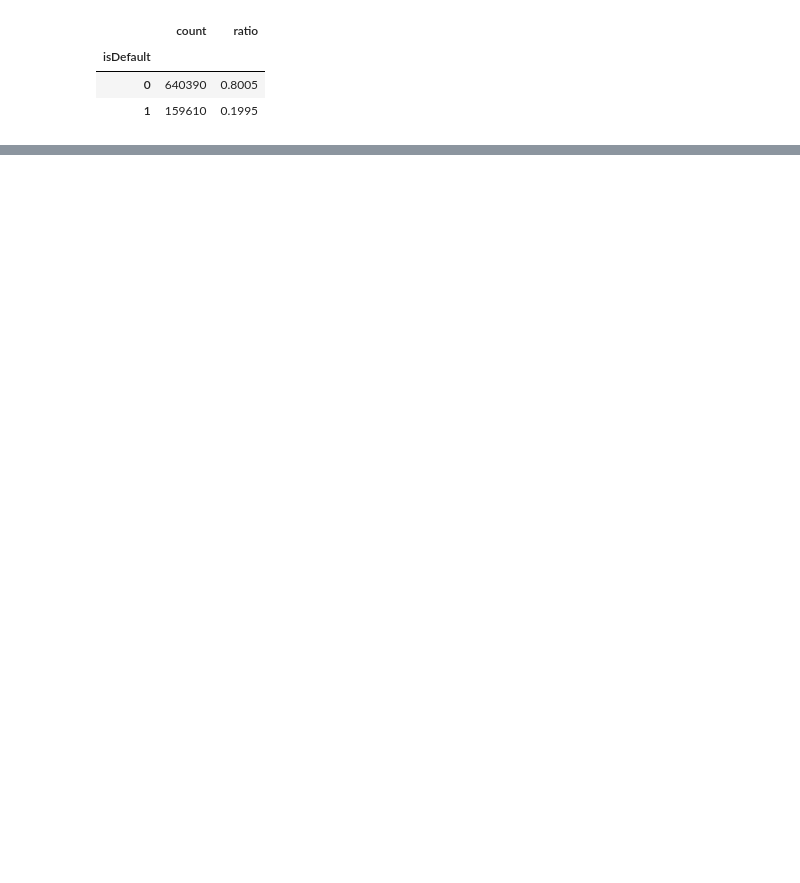
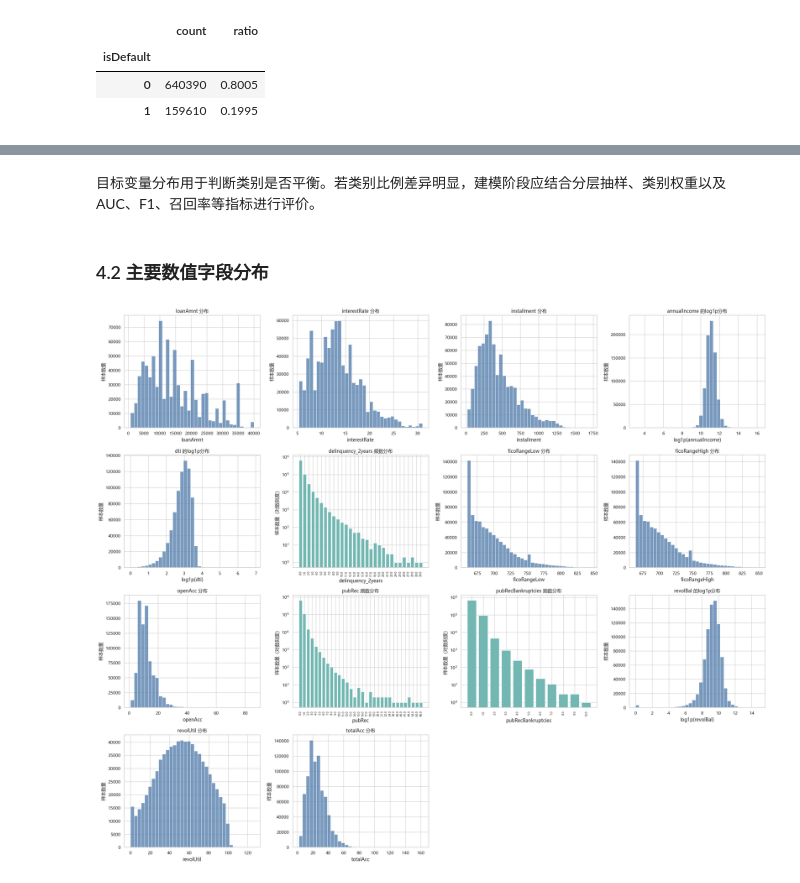
Before and after one commit to tedxu222-cpu/credit-default-prediction, a Jupyter notebook: data_preprocessing.ipynb, the cells around one changed output, grey strips where cells are left out. Saved outputs shown, nothing was run; the diff lists cells and outputs as text; code cells hidden in the pictures; blank space fills up the shorter version.

```diff
--- a/data_preprocessing.ipynb
+++ b/data_preprocessing.ipynb
@@ -160,0 +213,6 @@ if "id" in df.columns:
+# %%
+duplicate_count = int(df_clean.duplicated().sum())
+df_clean = df_clean.drop_duplicates().copy()
+
+print(f"删除的重复行数：{duplicate_count:,}")
+print(f"删除后数据行数：{len(df_clean):,}")
@@ -160,0 +791,62 @@ if "id" in df.columns:
+# %% [markdown]
+目标变量分布用于判断类别是否平衡。若类别比例差异明显，建模阶段应结合分层抽样、类别权重以及 AUC、F1、召回率等指标进行评价。
+# %% [markdown]
+### 4.2 主要数值字段分布
+# %%
+# 选择具有明确数值含义、适合观察连续或计数分布的字段。
+eda_numeric_cols = [
+    "loanAmnt", "interestRate", "installment", "annualIncome", "dti",
+    "delinquency_2years", "ficoRangeLow", "ficoRangeHigh", "openAcc",
+    "pubRec", "pubRecBankruptcies", "revolBal", "revolUtil", "totalAcc",
+]
+
+# 使用全部样本，转换仅用于绘图，不修改df_clean。
+plot_data = df_clean
+# 右偏连续字段仅在绘图时使用log1p，三个零值集中的计数字段使用对数频数轴。
+log_hist_cols = {"annualIncome", "dti", "revolBal"}
+count_bar_cols = {"delinquency_2years", "pubRec", "pubRecBankruptcies"}
+
+fig, axes = plt.subplots(4, 4, figsize=(24, 20))
+for column, ax in zip(eda_numeric_cols, axes.flat):
+    if column in log_hist_cols:
+        sns.histplot(
+            np.log1p(plot_data[column]),
+            bins=35,
+            kde=False,
+            ax=ax,
+            color="#4C78A8",
+        )
+        ax.set_title(f"{column} 的log1p分布")
+        ax.set_xlabel(f"log1p({column})")
+        ax.set_ylabel("样本数量")
+    elif column in count_bar_cols:
+        frequency = plot_data[column].value_counts().sort_index()
+        ax.bar(
+            frequency.index.astype(str),
+            frequency.values,
+            color="#72B7B2",
+        )
+        ax.set_yscale("log")
+        ax.set_title(f"{column} 频数分布")
+        ax.set_xlabel(column)
+        ax.set_ylabel("样本数量（对数刻度）")
+        ax.tick_params(axis="x", rotation=90, labelsize=7)
+    else:
+        sns.histplot(
+            plot_data[column],
+            bins=35,
+            kde=False,
+            ax=ax,
+            color="#4C78A8",
+        )
+        ax.set_title(f"{column} 分布")
+        ax.set_xlabel(column)
+        ax.set_ylabel("样本数量")
+
+for ax in axes.flat[len(eda_numeric_cols):]:
+    ax.set_visible(False)
+
+plt.tight_layout()
+plt.show()
+# %% [output]
+[figure, added]
```
Also changed, not shown: parts of 64 cells of this notebook, 3 other files.
